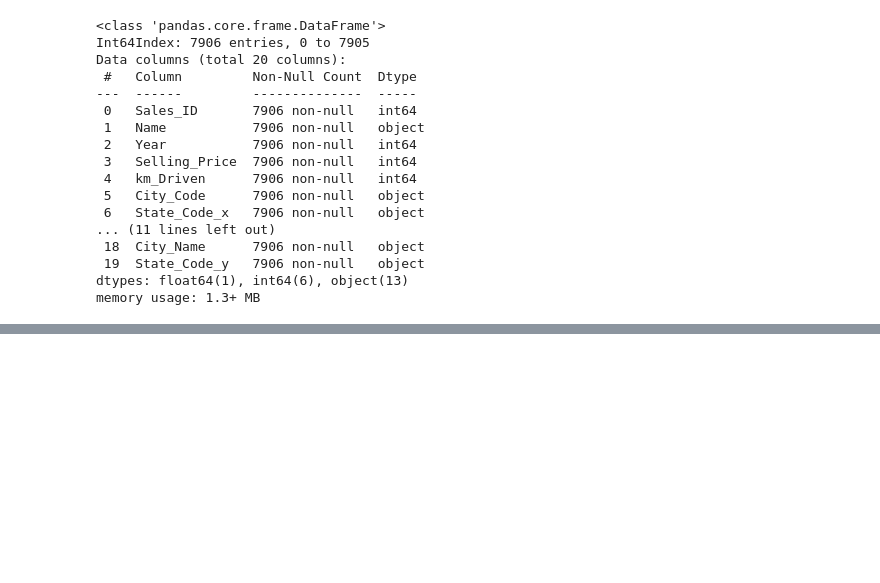
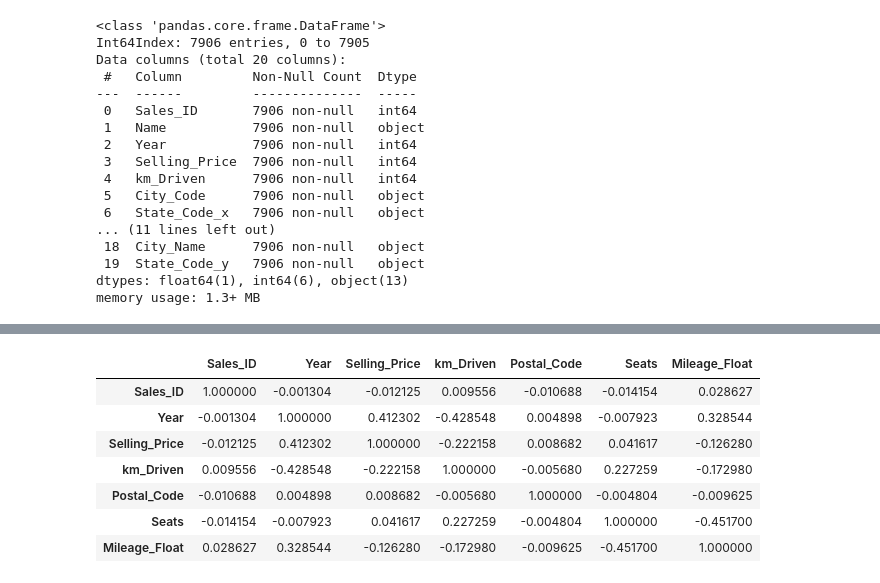
Before and after one commit to Pranshu-G/Capstone-Project-3, a Jupyter notebook: Project_Final.ipynb, the cells around one changed output, grey strips where cells are left out. Saved outputs shown, nothing was run; the diff lists cells and outputs as text; code cells hidden in the pictures; blank space fills up the shorter version.

```diff
--- a/Project_Final.ipynb
+++ b/Project_Final.ipynb
@@ -364,0 +389,11 @@ City_df
+# %%
+df.corr()
+# %% [output]
+|  | Sales_ID | Year | Selling_Price | km_Driven | Postal_Code | Seats | Mileage_Float |
+| Sales_ID | 1.000000 | -0.001304 | -0.012125 | 0.009556 | -0.010688 | -0.014154 | 0.028627 |
+| Year | -0.001304 | 1.000000 | 0.412302 | -0.428548 | 0.004898 | -0.007923 | 0.328544 |
+| Selling_Price | -0.012125 | 0.412302 | 1.000000 | -0.222158 | 0.008682 | 0.041617 | -0.126280 |
+| km_Driven | 0.009556 | -0.428548 | -0.222158 | 1.000000 | -0.005680 | 0.227259 | -0.172980 |
+| Postal_Code | -0.010688 | 0.004898 | 0.008682 | -0.005680 | 1.000000 | -0.004804 | -0.009625 |
+| Seats | -0.014154 | -0.007923 | 0.041617 | 0.227259 | -0.004804 | 1.000000 | -0.451700 |
+| Mileage_Float | 0.028627 | 0.328544 | -0.126280 | -0.172980 | -0.009625 | -0.451700 | 1.000000 |
```
Also changed, not shown: parts of 12 cells of this notebook, 3 other files.
